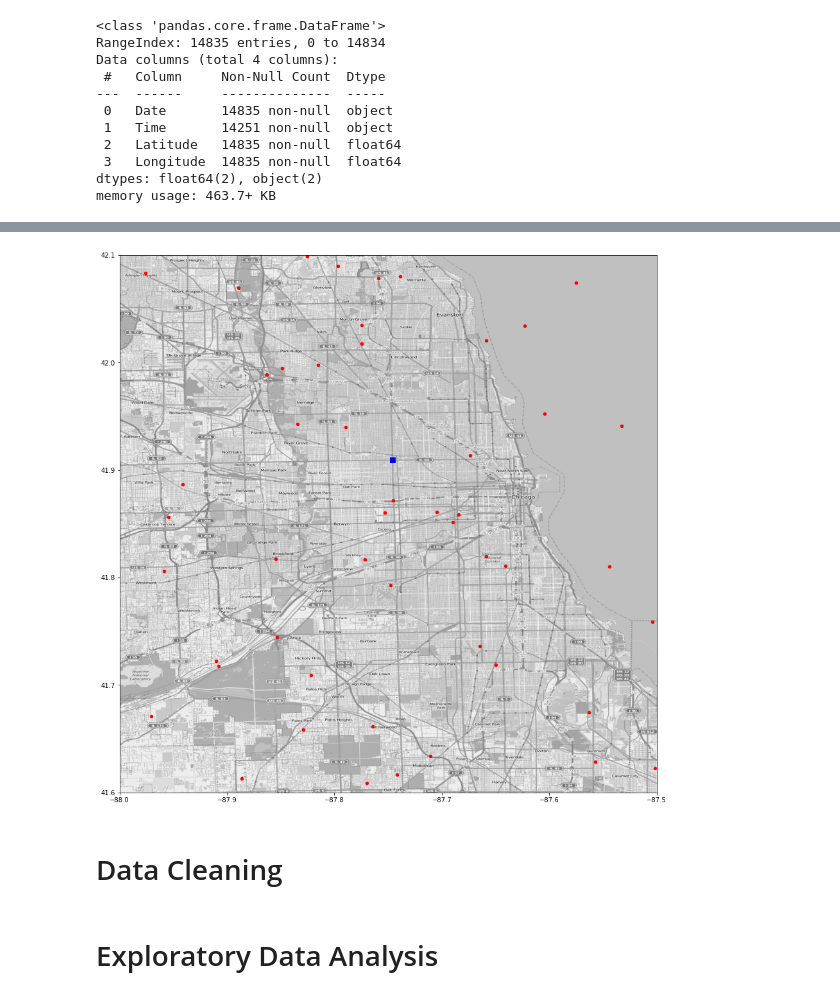
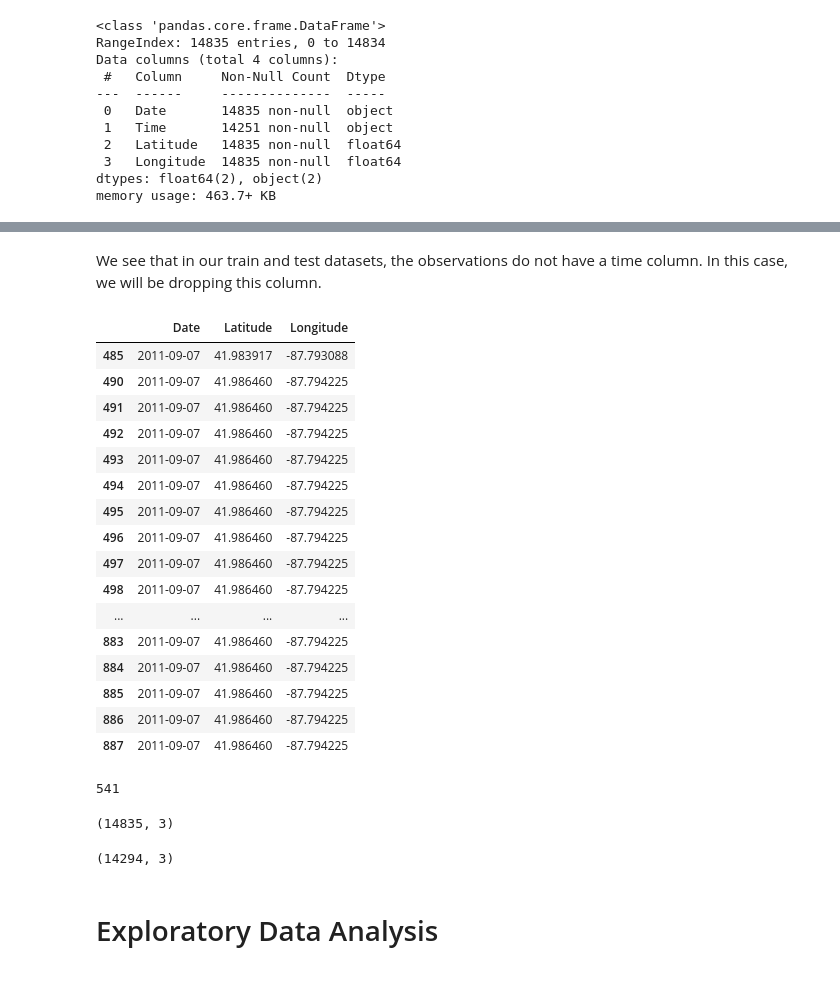
Before and after one commit to kkhalis/project_4, a Jupyter notebook: Project 4 - West Nile Virus Prediction_Casper.ipynb, the cells around one changed output, grey strips where cells are left out. Saved outputs shown, nothing was run; the diff lists cells and outputs as text; code cells hidden in the pictures.

```diff
--- a/Project 4 - West Nile Virus Prediction_Casper.ipynb
+++ b/Project 4 - West Nile Virus Prediction_Casper.ipynb
@@ -12,5 +60,8 @@ import seaborn as sns
+# %%
+pd.set_option('display.max_rows', 1000)
+pd.set_option('display.max_columns', 30)
 # %%
-train = pd.read_csv('./assets/train.csv')
-test = pd.read_csv('./assets/test.csv')
-weather = pd.read_csv('./assets/weather.csv')
-spray = pd.read_csv('./assets/spray.csv')
+train = pd.read_csv('../assets/train.csv')
+test = pd.read_csv('../assets/test.csv')
+weather = pd.read_csv('../assets/weather.csv')
+spray = pd.read_csv('../assets/spray.csv')
@@ -158,27 +185,34 @@ plt.savefig('map.png')
-# %%
-plt.figure(figsize=(15,20))
-origin = [41.6, -88.0]              # lat/long of origin (lower left corner)
-upperRight = [42.1, -87.5]          # lat/long of upper right corner
-
-mapdata = np.loadtxt("./assets/mapdata_copyright_openstreetmap_contributors.txt")
-
-
-# generate some data to overlay
-numPoints = 50
-lats = (upperRight[0] - origin[0]) * np.random.random_sample(numPoints) + origin[0]
-longs = (upperRight[1] - origin[1]) * np.random.random_sample(numPoints) + origin[1]
-
-intersection = [41.909614, -87.746134]  # co-ordinates of intersection of IL64 / IL50 according to Google Earth
-
-
-# generate plot
-plt.imshow(mapdata, cmap=plt.get_cmap('gray'), extent=[origin[1], upperRight[1], origin[0], upperRight[0]])
-plt.scatter(x=longs, y=lats, c='r', s=20)
-plt.scatter(x=intersection[1], y=intersection[0], c='b', s=60, marker='s')
-
-#plt.show()
-plt.savefig('map.png')
-# %% [output]
-[figure, removed]
-# %% [markdown]
-# Data Cleaning
+# %% [markdown]
+We see that in our train and test datasets, the observations do not have a time column. In this case, we will be dropping this column.
+# %%
+# drop time column in spray since train data doesn't have time column
+spray.drop(columns='Time', inplace=True)
+# %%
+# check for duplicates
+spray[spray.duplicated(subset=['Date', 'Latitude', 'Longitude'])]
+# %% [output]
+|  | Date | Latitude | Longitude |
+| 485 | 2011-09-07 | 41.983917 | -87.793088 |
+| 490 | 2011-09-07 | 41.986460 | -87.794225 |
+| 491 | 2011-09-07 | 41.986460 | -87.794225 |
+| 492 | 2011-09-07 | 41.986460 | -87.794225 |
+| 493 | 2011-09-07 | 41.986460 | -87.794225 |
+| 494 | 2011-09-07 | 41.986460 | -87.794225 |
+| 495 | 2011-09-07 | 41.986460 | -87.794225 |
+| 496 | 2011-09-07 | 41.986460 | -87.794225 |
+| 497 | 2011-09-07 | 41.986460 | -87.794225 |
+| 498 | 2011-09-07 | 41.986460 | -87.794225 |
+| ... | ... | ... | ... |
+| 883 | 2011-09-07 | 41.986460 | -87.794225 |
+| 884 | 2011-09-07 | 41.986460 | -87.794225 |
+| 885 | 2011-09-07 | 41.986460 | -87.794225 |
+| 886 | 2011-09-07 | 41.986460 | -87.794225 |
+| 887 | 2011-09-07 | 41.986460 | -87.794225 |
+# %%
+spray.duplicated(subset=['Date', 'Latitude', 'Longitude']).sum()
+# %% [output]
+541
+# %%
+spray.shape
+# %% [output]
+(14835, 3)
@@ -184,0 +221,4 @@ plt.savefig('map.png')
+# %%
+spray.shape
+# %% [output]
+(14294, 3)
```
Also changed, not shown: parts of 23 cells of this notebook.
